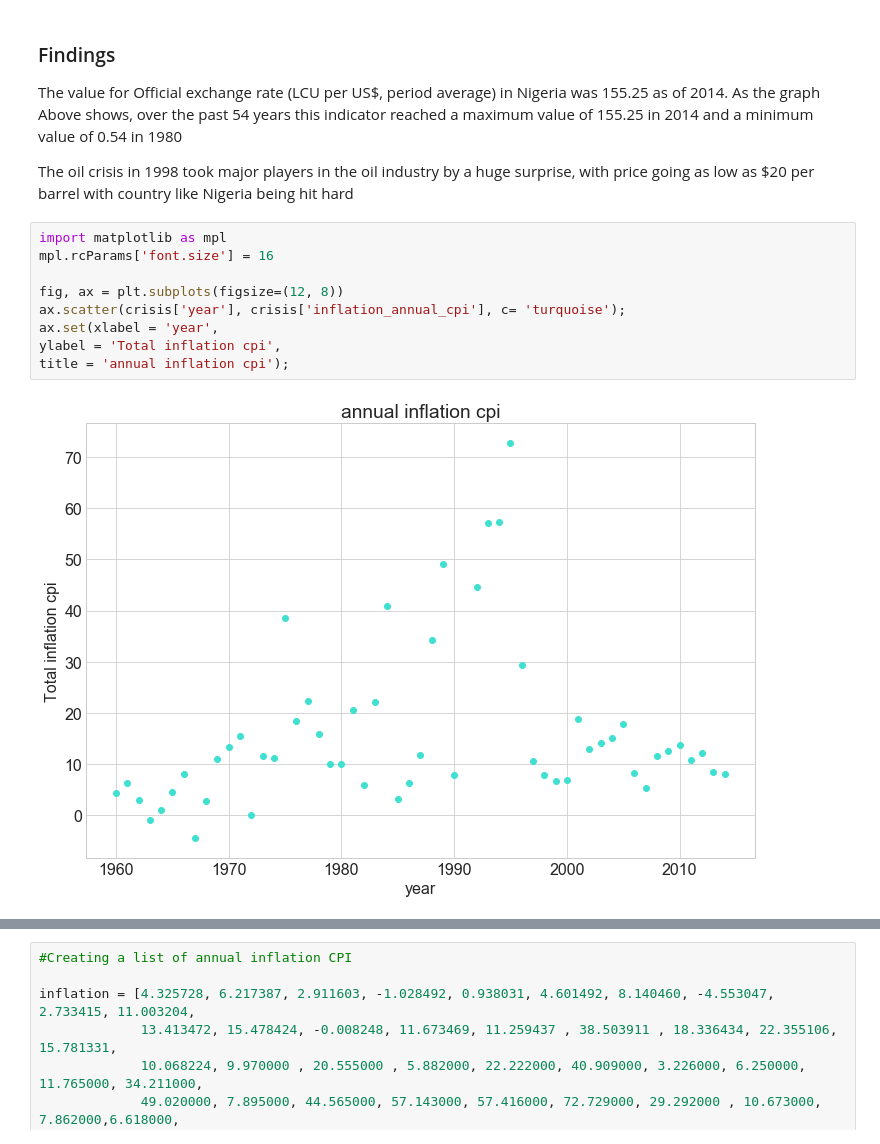
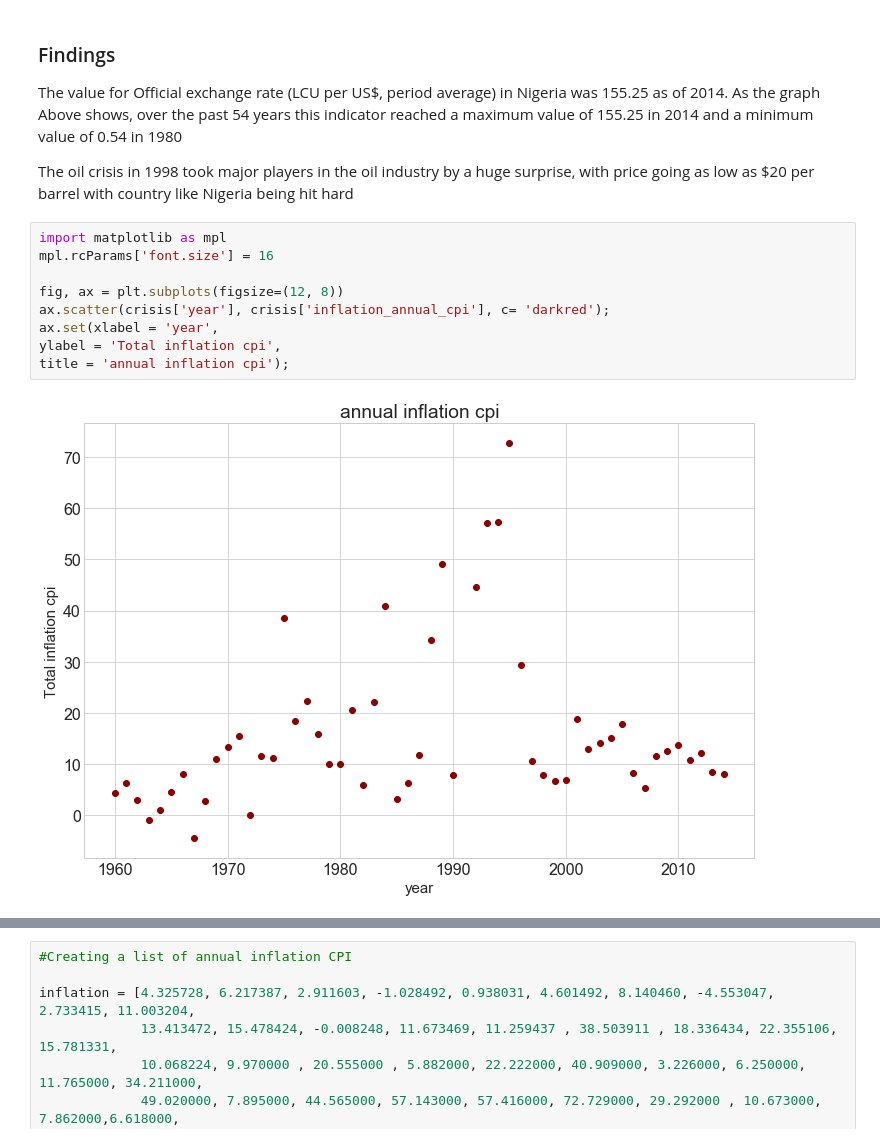
Before and after one commit to Ifeanyi-omeck/An-analysis-of-Nigeria-Economy, a Jupyter notebook: Nigerian_Economy.ipynb, the cells around one changed output, grey strips where cells are left out. Cells and saved outputs as stored; diff of their text form.

```diff
--- a/Nigerian_Economy.ipynb
+++ b/Nigerian_Economy.ipynb
@@ -65,11 +64,11 @@ The oil crisis in 1998 took major players in the oil industry by a huge surprise
 # %%
 import matplotlib as mpl
 mpl.rcParams['font.size'] = 16
 
 fig, ax = plt.subplots(figsize=(12, 8))
-ax.scatter(crisis['year'], crisis['inflation_annual_cpi'], c= 'turquoise');
+ax.scatter(crisis['year'], crisis['inflation_annual_cpi'], c= 'darkred');
 ax.set(xlabel = 'year',
 ylabel = 'Total inflation cpi',
 title = 'annual inflation cpi');
 # %% [output]
-[figure, old version]
+[figure, new version]
```
Also changed, not shown: parts of 5 cells of this notebook.
